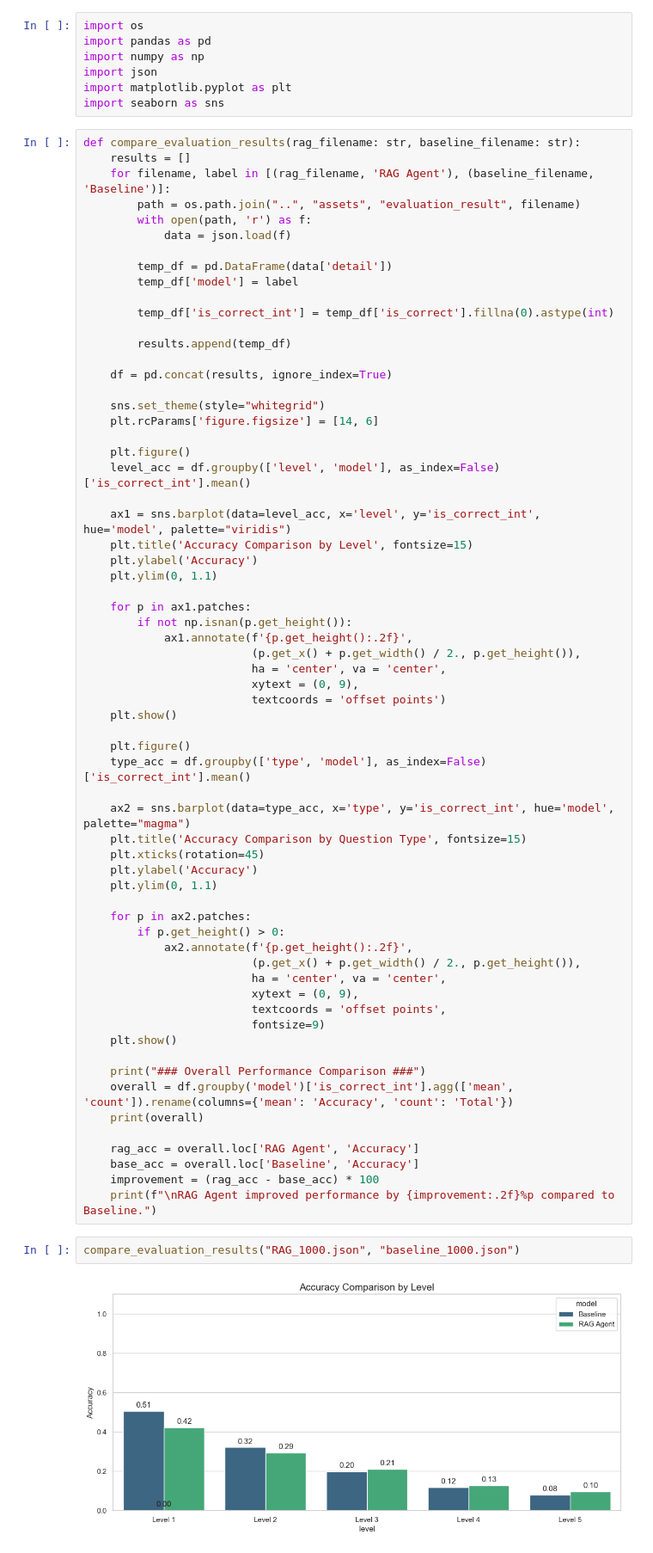
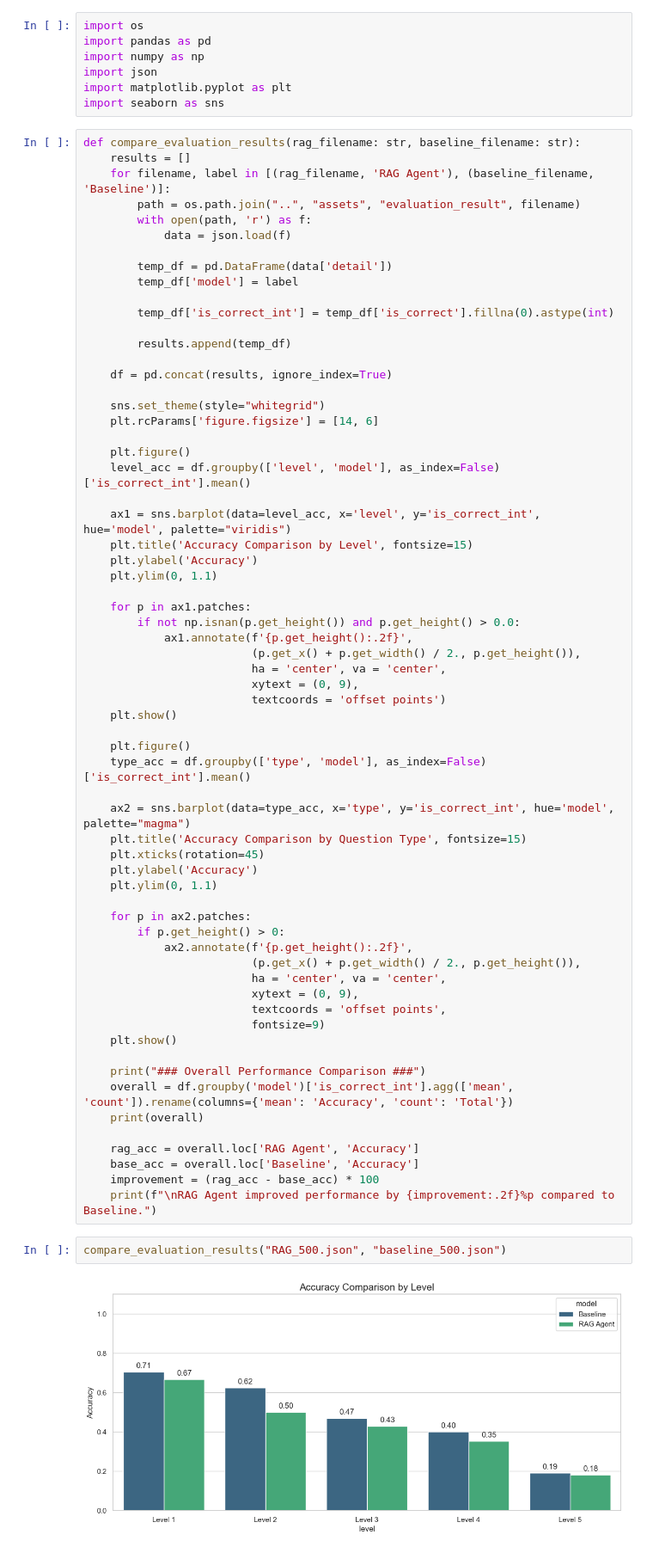
Before and after one commit to Juhyeong-Pang/Math_RAG_Agent_System, a Jupyter notebook: notebooks/evaluate_performance.ipynb, the cells around one changed output. Shown at 86% size. Drawn from its saved outputs; the diff is of its cells as text.

```diff
--- a/notebooks/evaluate_performance.ipynb
+++ b/notebooks/evaluate_performance.ipynb
@@ -34,7 +34,7 @@ def compare_evaluation_results(rag_filename: str, baseline_filename: str):
     plt.ylim(0, 1.1)
 
     for p in ax1.patches:
-        if not np.isnan(p.get_height()):
+        if not np.isnan(p.get_height()) and p.get_height() > 0.0:
             ax1.annotate(f'{p.get_height():.2f}',
                          (p.get_x() + p.get_width() / 2., p.get_height()),
                          ha = 'center', va = 'center',
@@ -70,6 +70,6 @@ def compare_evaluation_results(rag_filename: str, baseline_filename: str):
     improvement = (rag_acc - base_acc) * 100
     print(f"\nRAG Agent improved performance by {improvement:.2f}%p compared to Baseline.")
 # %%
-compare_evaluation_results("RAG_1000.json", "baseline_1000.json")
+compare_evaluation_results("RAG_500.json", "baseline_500.json")
 # %% [output]
-[figure, old version]
+[figure, new version]
```
Also changed, not shown: parts of 1 cell of this notebook, 5 other files.
